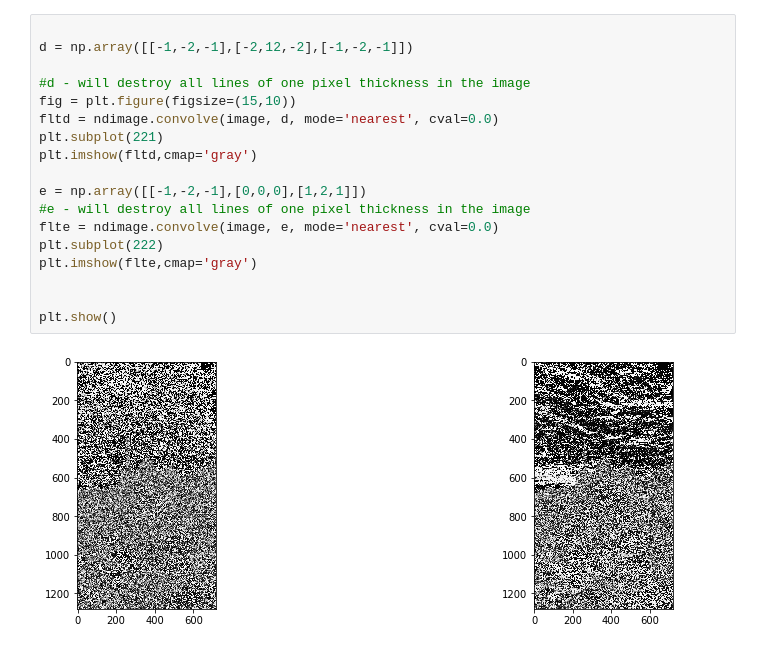
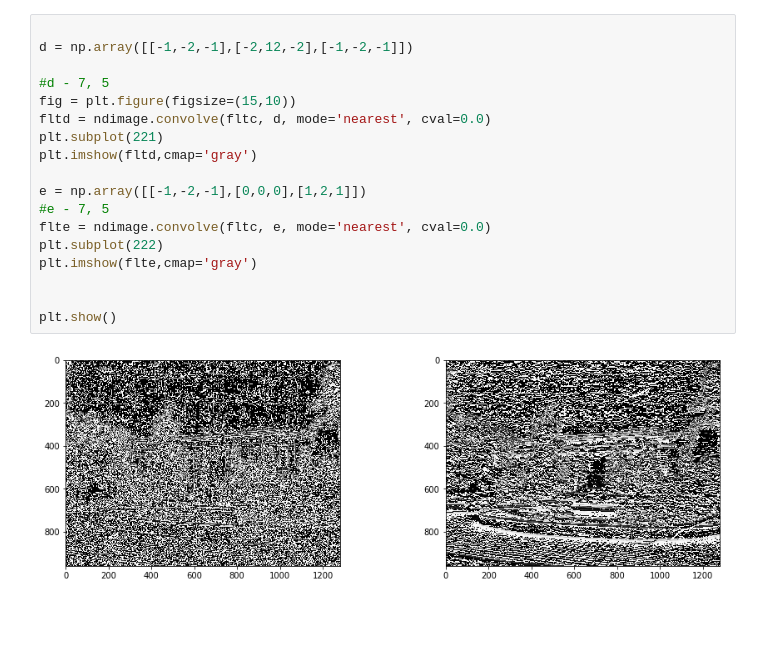
Before and after one commit to SpeedSick/ComputerVision, a Jupyter notebook: midterm/task1.ipynb, the cells around one changed output. Drawn from its saved outputs; the diff is of its cells as text; blank space fills up the shorter version.

```diff
--- a/midterm/task1.ipynb
+++ b/midterm/task1.ipynb
@@ -53,20 +53,20 @@ plt.show()
 # %%
 
 d = np.array([[-1,-2,-1],[-2,12,-2],[-1,-2,-1]])
 
-#d - will destroy all lines of one pixel thickness in the image
+#d - 7, 5
 fig = plt.figure(figsize=(15,10))
-fltd = ndimage.convolve(image, d, mode='nearest', cval=0.0)
+fltd = ndimage.convolve(fltc, d, mode='nearest', cval=0.0)
 plt.subplot(221)
 plt.imshow(fltd,cmap='gray')
 
 e = np.array([[-1,-2,-1],[0,0,0],[1,2,1]])
-#e - will destroy all lines of one pixel thickness in the image
-flte = ndimage.convolve(image, e, mode='nearest', cval=0.0)
+#e - 7, 5
+flte = ndimage.convolve(fltc, e, mode='nearest', cval=0.0)
 plt.subplot(222)
 plt.imshow(flte,cmap='gray')
 
 
 plt.show()
 # %% [output]
-[figure, old version]
+[figure, new version]
```
Also changed, not shown: parts of 1 cell of this notebook.
